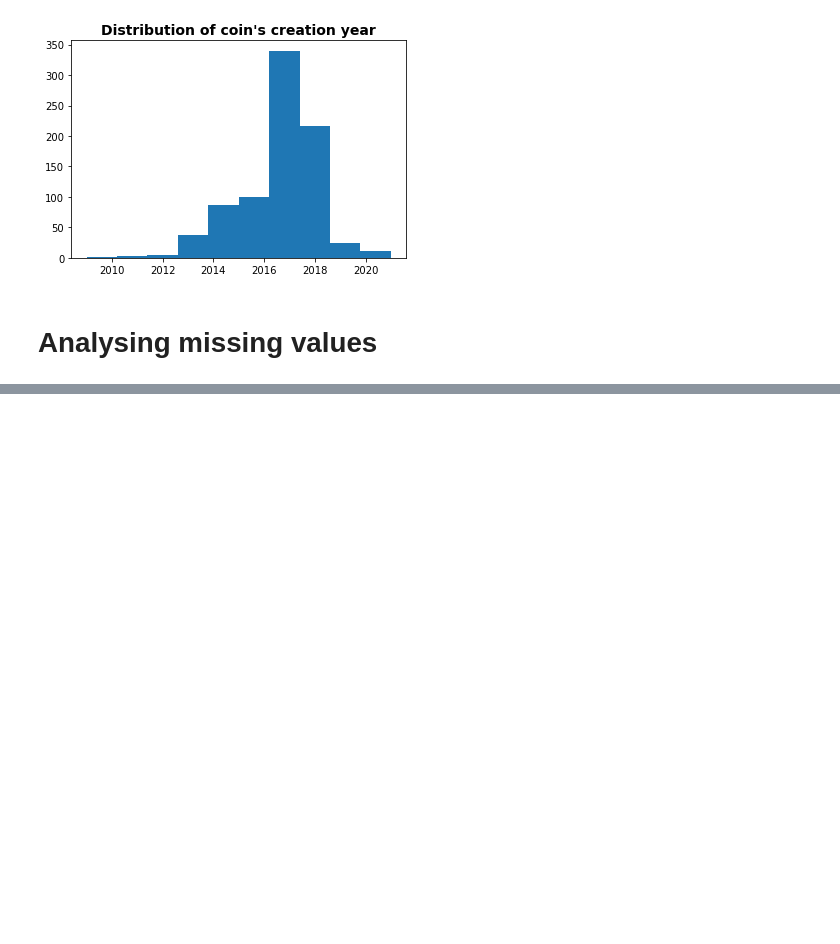
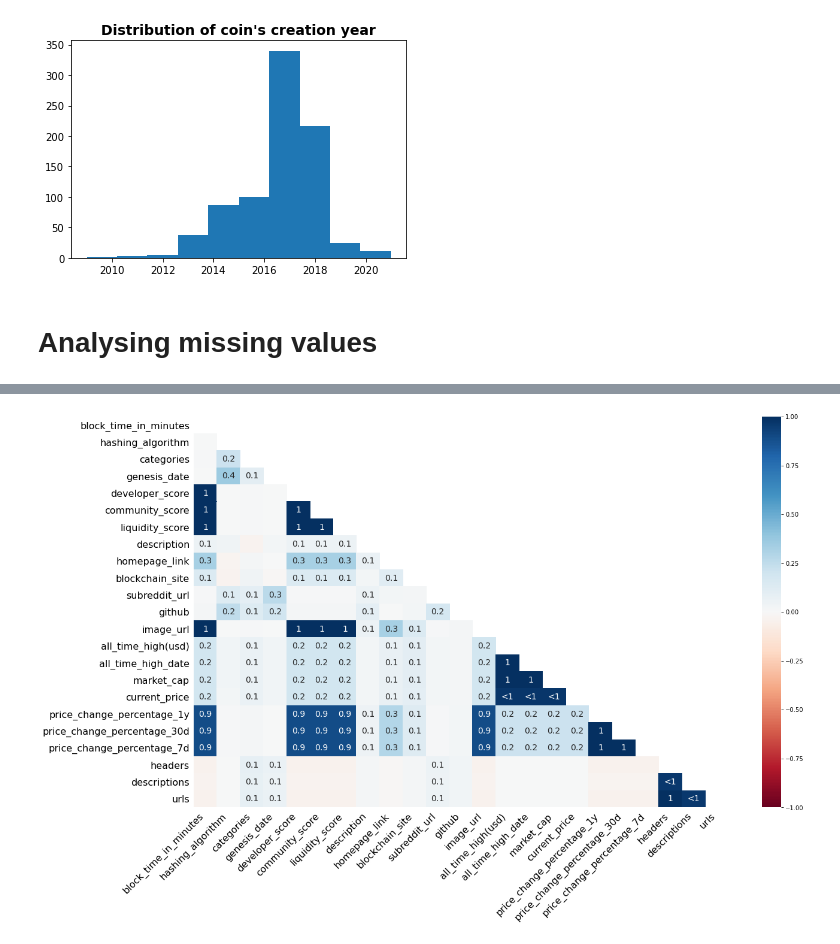
Before and after one commit to 2dukes/PROJ_PRI_2122, a Jupyter notebook: Statistics.ipynb, the cells around one changed output, grey strips where cells are left out. Saved outputs shown, nothing was run; the diff lists cells and outputs as text; code cells hidden in the pictures; blank space fills up the shorter version.

```diff
--- a/Statistics.ipynb
+++ b/Statistics.ipynb
@@ -116,0 +110,6 @@ msno.bar(coin_news)
+# %%
+fig = msno.heatmap(coin_data)
+fig_copy = fig.get_figure()
+fig_copy.savefig('stats/missing_values_heatmap.png')
+# %% [output]
+[figure, added]
```
Also changed, not shown: parts of 13 cells of this notebook, 7 other files.
